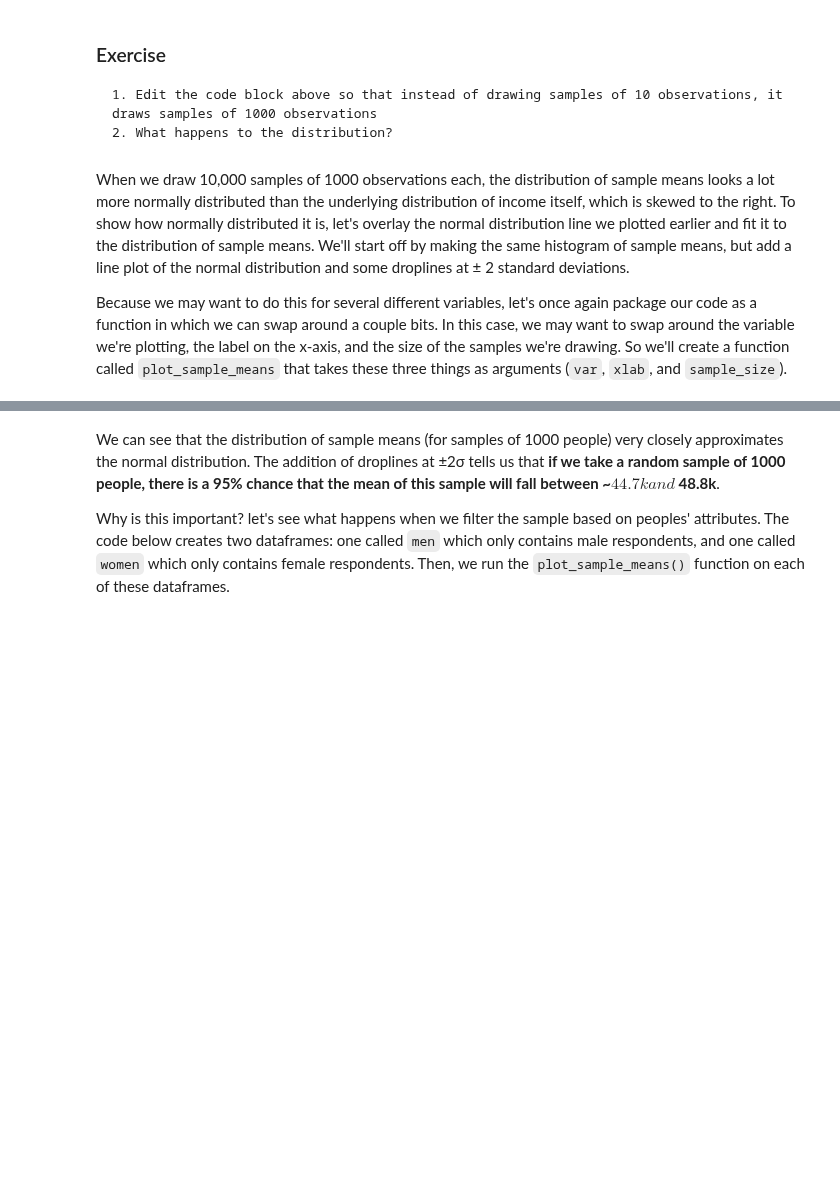
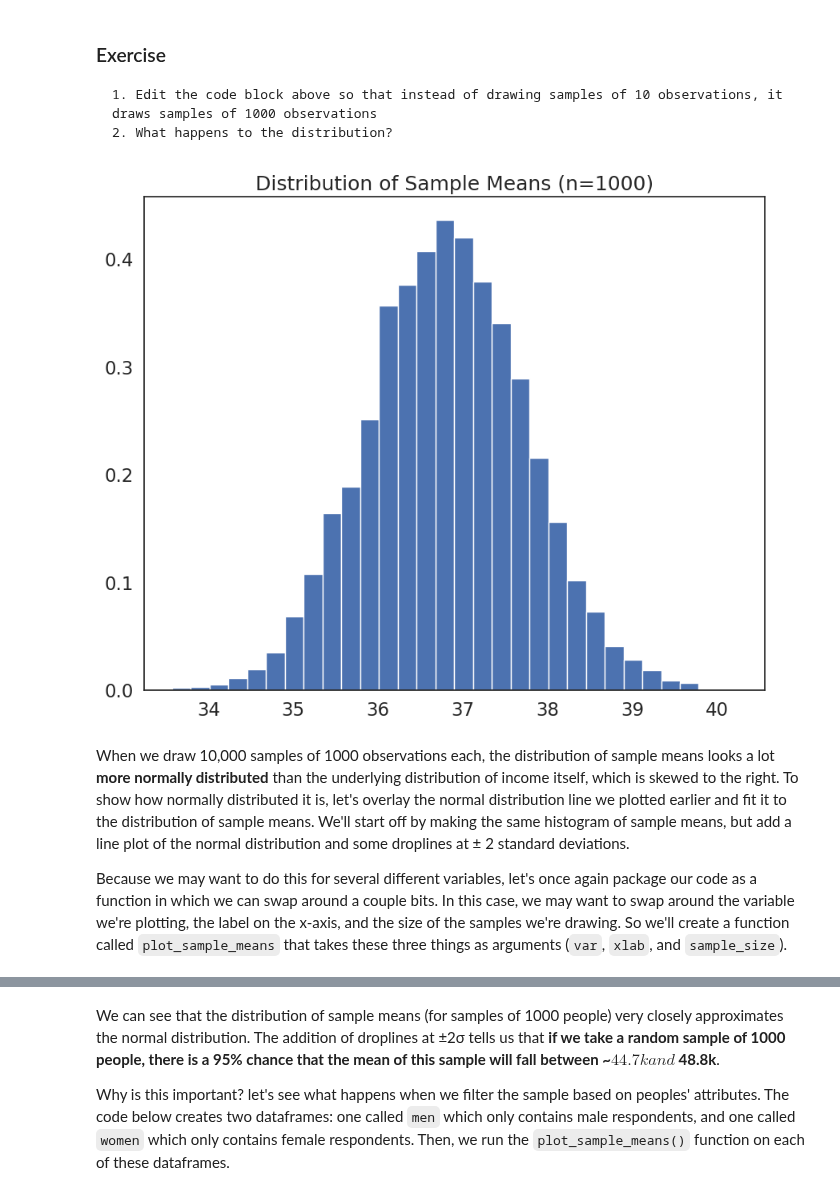
Before and after one commit to lazysheephaha/qm2, a Jupyter notebook: notebooks/W05. Distributions and Basic Statistics.ipynb, the cells around one changed output, grey strips where cells are left out. Saved outputs shown, nothing was run; the diff lists cells and outputs as text; code cells hidden in the pictures; blank space fills up the shorter version.

```diff
--- a/notebooks/W05. Distributions and Basic Statistics.ipynb
+++ b/notebooks/W05. Distributions and Basic Statistics.ipynb
@@ -386,8 +412,24 @@ plt.show()
 
     1. Edit the code block above so that instead of drawing samples of 10 observations, it draws samples of 1000 observations
     2. What happens to the distribution?
+# %%
+#create an empty list to store sample means
+sample_means=[]
+
+sample_size=1000
+# loop 10,000 times.
+for i in range(0,10000):
+    sample= df['income'].sample(sample_size, replace=True) # draw a sample of 10 observations from the income variable, with replacement
+    sample_mean=sample.mean() # calculate the mean of the sample
+    sample_means.append(sample_mean) # append the sample mean to the list of sample means
+
+plt.hist(sample_means, bins=30, edgecolor='white', density=True) # plot a histogram of the sample means
+plt.title('Distribution of Sample Means (n={})'.format(sample_size)) # add a title
+plt.show()
+# %% [output]
+[figure, added]
 # %% [markdown]
-When we draw 10,000 samples of 1000 observations each, the distribution of sample means looks a lot more normally distributed than the underlying distribution of income itself, which is skewed to the right. To show how normally distributed it is, let's overlay the normal distribution line we plotted earlier and fit it to the distribution of sample means. We'll start off by making the same histogram of sample means, but add a line plot of the normal distribution and some droplines at ± 2 standard deviations.
+When we draw 10,000 samples of 1000 observations each, the distribution of sample means looks a lot **more normally distributed** than the underlying distribution of income itself, which is skewed to the right. To show how normally distributed it is, let's overlay the normal distribution line we plotted earlier and fit it to the distribution of sample means. We'll start off by making the same histogram of sample means, but add a line plot of the normal distribution and some droplines at ± 2 standard deviations.
 
 Because we may want to do this for several different variables, let's once again package our code as a function in which we can swap around a couple bits. In this case, we may want to swap around the variable we're plotting, the label on the x-axis, and the size of the samples we're drawing. So we'll create a function called `plot_sample_means` that takes these three things as arguments (`var`, `xlab`, and `sample_size`).
 # %%
```
Also changed, not shown: parts of 26 cells of this notebook.
